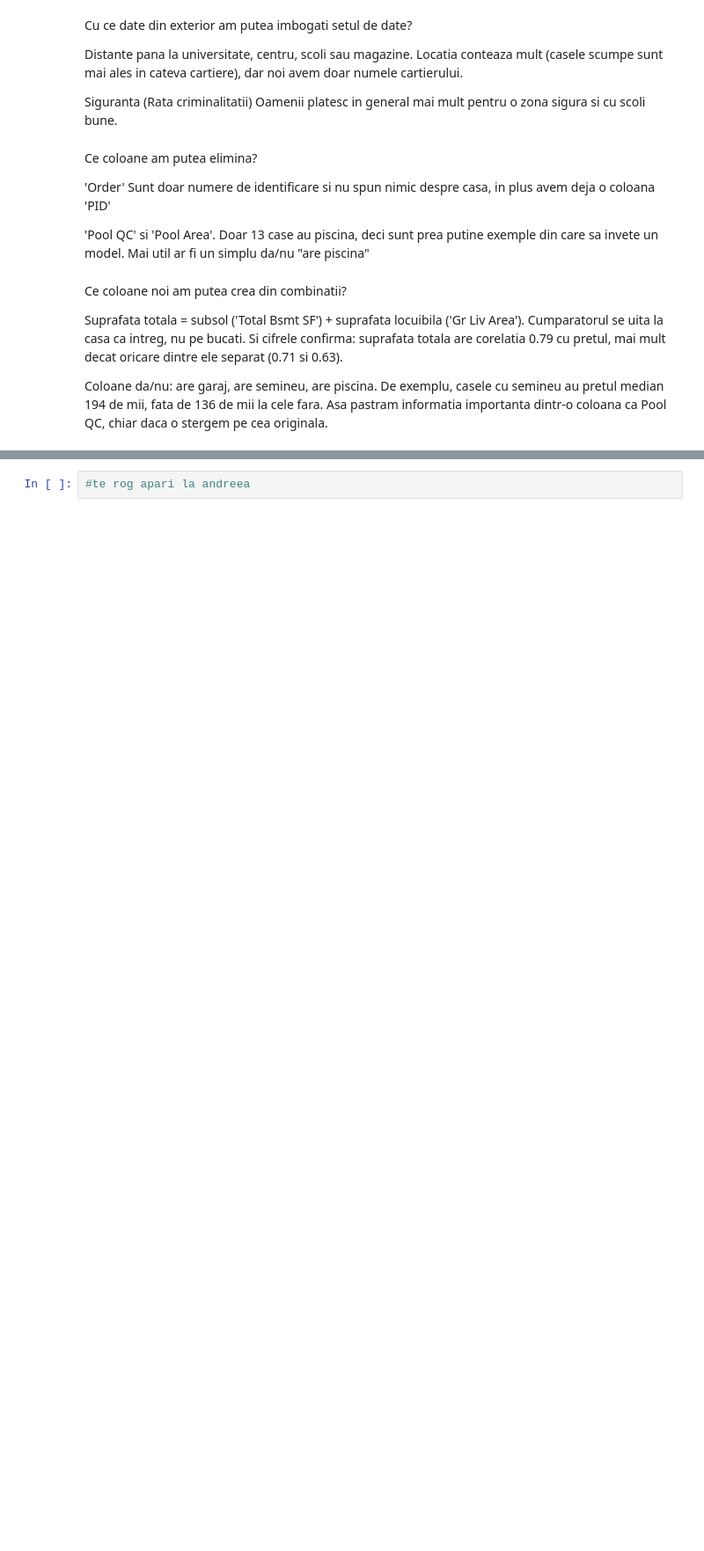
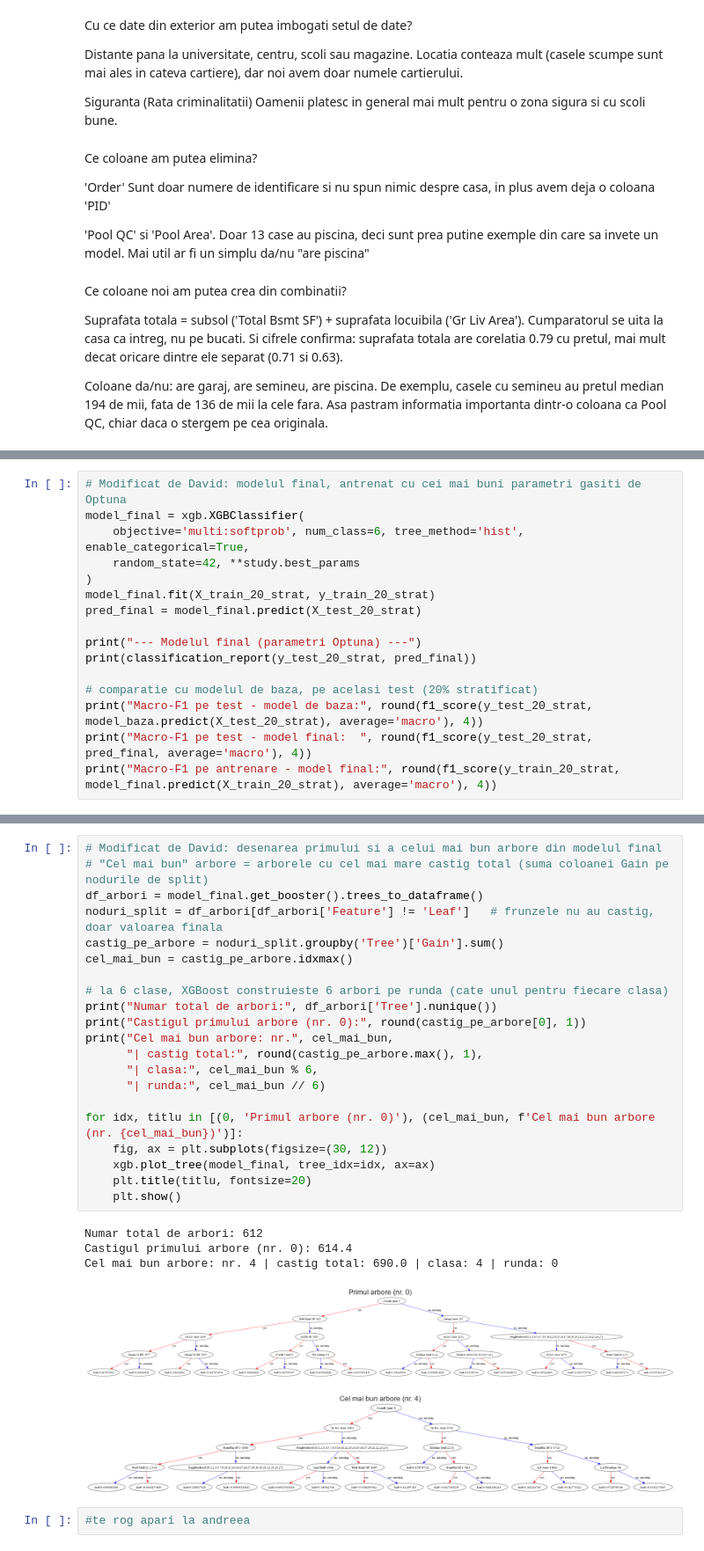
Before and after one commit to Andrus-max/ml-project, a Jupyter notebook: EDA.ipynb, the cells around one changed output, grey strips where cells are left out. Shown at 88% size. Saved outputs shown, nothing was run; the diff lists cells and outputs as text; blank space fills up the shorter version.

```diff
--- a/EDA.ipynb
+++ b/EDA.ipynb
@@ -649,0 +828,16 @@ Cei mai buni parametri: {'max_depth': 3, 'learning_rate': 0.19030368381735815, '
+# %%
+# Modificat de David: modelul final, antrenat cu cei mai buni parametri gasiti de Optuna
+model_final = xgb.XGBClassifier(
+    objective='multi:softprob', num_class=6, tree_method='hist', enable_categorical=True,
+    random_state=42, **study.best_params
+)
+model_final.fit(X_train_20_strat, y_train_20_strat)
+pred_final = model_final.predict(X_test_20_strat)
+
+print("--- Modelul final (parametri Optuna) ---")
+print(classification_report(y_test_20_strat, pred_final))
+
+# comparatie cu modelul de baza, pe acelasi test (20% stratificat)
+print("Macro-F1 pe test - model de baza:", round(f1_score(y_test_20_strat, model_baza.predict(X_test_20_strat), average='macro'), 4))
+print("Macro-F1 pe test - model final:  ", round(f1_score(y_test_20_strat, pred_final, average='macro'), 4))
+print("Macro-F1 pe antrenare - model final:", round(f1_score(y_train_20_strat, model_final.predict(X_train_20_strat), average='macro'), 4))
@@ -650,2 +862,29 @@ Cei mai buni parametri: {'max_depth': 3, 'learning_rate': 0.19030368381735815, '
+# %%
+# Modificat de David: desenarea primului si a celui mai bun arbore din modelul final
+# "Cel mai bun" arbore = arborele cu cel mai mare castig total (suma coloanei Gain pe nodurile de split)
+df_arbori = model_final.get_booster().trees_to_dataframe()
+noduri_split = df_arbori[df_arbori['Feature'] != 'Leaf']   # frunzele nu au castig, doar valoarea finala
+castig_pe_arbore = noduri_split.groupby('Tree')['Gain'].sum()
+cel_mai_bun = castig_pe_arbore.idxmax()
+
+# la 6 clase, XGBoost construieste 6 arbori pe runda (cate unul pentru fiecare clasa)
+print("Numar total de arbori:", df_arbori['Tree'].nunique())
+print("Castigul primului arbore (nr. 0):", round(castig_pe_arbore[0], 1))
+print("Cel mai bun arbore: nr.", cel_mai_bun,
+      "| castig total:", round(castig_pe_arbore.max(), 1),
+      "| clasa:", cel_mai_bun % 6,
+      "| runda:", cel_mai_bun // 6)
+
+for idx, titlu in [(0, 'Primul arbore (nr. 0)'), (cel_mai_bun, f'Cel mai bun arbore (nr. {cel_mai_bun})')]:
+    fig, ax = plt.subplots(figsize=(30, 12))
+    xgb.plot_tree(model_final, tree_idx=idx, ax=ax)
+    plt.title(titlu, fontsize=20)
+    plt.show()
+# %% [output]
+Numar total de arbori: 612
+Castigul primului arbore (nr. 0): 614.4
+Cel mai bun arbore: nr. 4 | castig total: 690.0 | clasa: 4 | runda: 0
+[figure, added]
+[figure, added]
 # %%
 #te rog apari la andreea
```
Also changed, not shown: parts of 9 cells of this notebook, 1 other file.
